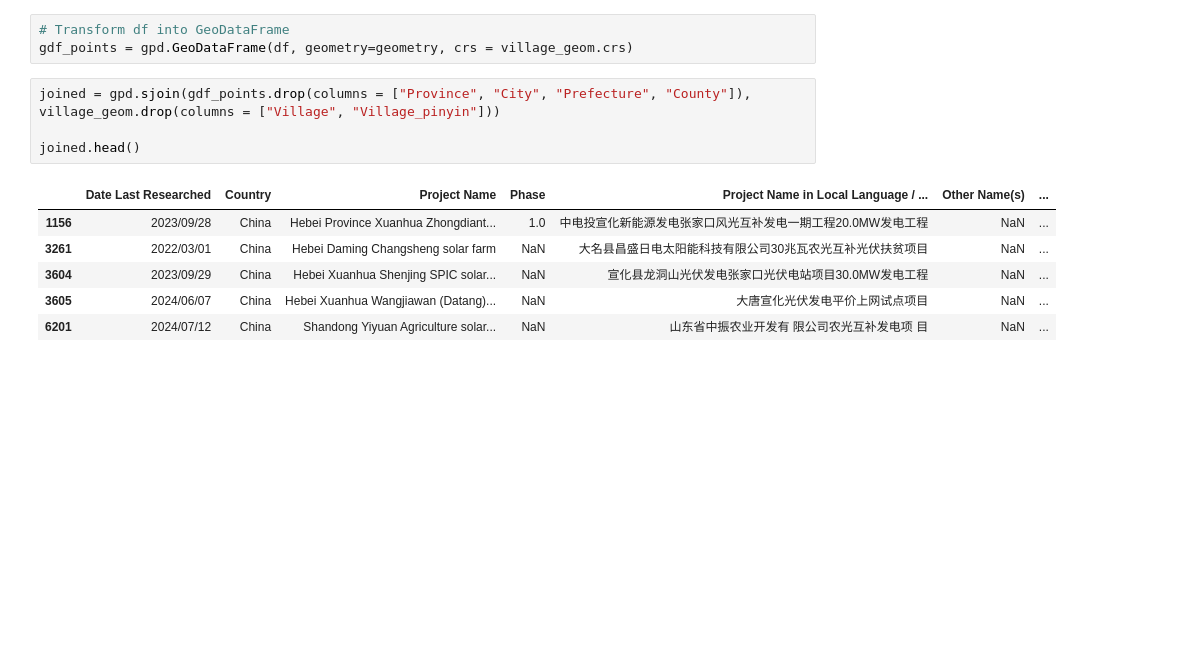
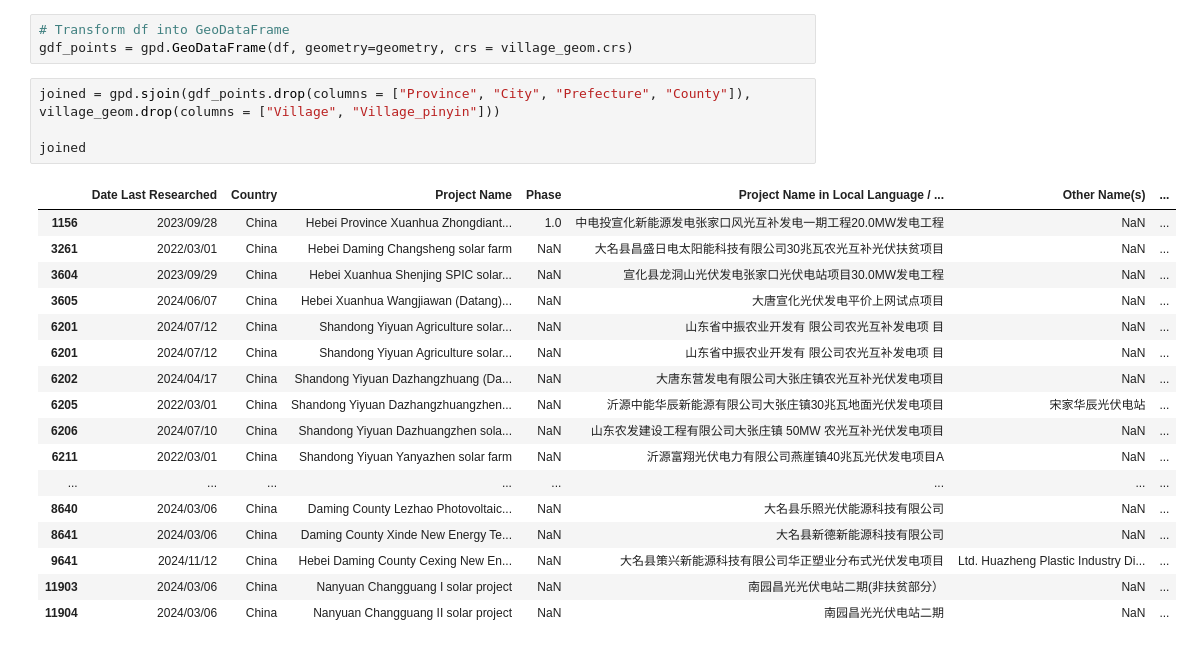
Before and after one commit to XinranHf/solar-data-china, a Jupyter notebook: scripts/data_preprocessing/GEM.ipynb, the cells around one changed output. Cells and saved outputs as stored; diff of their text form; blank space fills up the shorter version.

```diff
--- a/scripts/data_preprocessing/GEM.ipynb
+++ b/scripts/data_preprocessing/GEM.ipynb
@@ -396,11 +396,22 @@ gdf_points = gpd.GeoDataFrame(df, geometry=geometry, crs = village_geom.crs)
 # %%
 joined = gpd.sjoin(gdf_points.drop(columns = ["Province", "City", "Prefecture", "County"]), village_geom.drop(columns = ["Village", "Village_pinyin"]))
 
-joined.head()
+joined
 # %% [output]
 |  | Date Last Researched | Country | Project Name | Phase | Project Name in Local Language / ... | Other Name(s) | ... |
 | 1156 | 2023/09/28 | China | Hebei Province Xuanhua Zhongdiant... | 1.0 | 中电投宣化新能源发电张家口风光互补发电一期工程20.0MW发电工程 | NaN | ... |
 | 3261 | 2022/03/01 | China | Hebei Daming Changsheng solar farm | NaN | 大名县昌盛日电太阳能科技有限公司30兆瓦农光互补光伏扶贫项目 | NaN | ... |
 | 3604 | 2023/09/29 | China | Hebei Xuanhua Shenjing SPIC solar... | NaN | 宣化县龙洞山光伏发电张家口光伏电站项目30.0MW发电工程 | NaN | ... |
 | 3605 | 2024/06/07 | China | Hebei Xuanhua Wangjiawan (Datang)... | NaN | 大唐宣化光伏发电平价上网试点项目 | NaN | ... |
 | 6201 | 2024/07/12 | China | Shandong Yiyuan Agriculture solar... | NaN | 山东省中振农业开发有 限公司农光互补发电项 目 | NaN | ... |
+| 6201 | 2024/07/12 | China | Shandong Yiyuan Agriculture solar... | NaN | 山东省中振农业开发有 限公司农光互补发电项 目 | NaN | ... |
+| 6202 | 2024/04/17 | China | Shandong Yiyuan Dazhangzhuang (Da... | NaN | 大唐东营发电有限公司大张庄镇农光互补光伏发电项目 | NaN | ... |
+| 6205 | 2022/03/01 | China | Shandong Yiyuan Dazhangzhuangzhen... | NaN | 沂源中能华辰新能源有限公司大张庄镇30兆瓦地面光伏发电项目 | 宋家华辰光伏电站 | ... |
+| 6206 | 2024/07/10 | China | Shandong Yiyuan Dazhuangzhen sola... | NaN | 山东农发建设工程有限公司大张庄镇 50MW 农光互补光伏发电项目 | NaN | ... |
+| 6211 | 2022/03/01 | China | Shandong Yiyuan Yanyazhen solar farm | NaN | 沂源富翔光伏电力有限公司燕崖镇40兆瓦光伏发电项目A | NaN | ... |
+| ... | ... | ... | ... | ... | ... | ... | ... |
+| 8640 | 2024/03/06 | China | Daming County Lezhao Photovoltaic... | NaN | 大名县乐照光伏能源科技有限公司 | NaN | ... |
+| 8641 | 2024/03/06 | China | Daming County Xinde New Energy Te... | NaN | 大名县新德新能源科技有限公司 | NaN | ... |
+| 9641 | 2024/11/12 | China | Hebei Daming County Cexing New En... | NaN | 大名县策兴新能源科技有限公司华正塑业分布式光伏发电项目 | Ltd. Huazheng Plastic Industry Di... | ... |
+| 11903 | 2024/03/06 | China | Nanyuan Changguang I solar project | NaN | 南园昌光光伏电站二期(非扶贫部分） | NaN | ... |
+| 11904 | 2024/03/06 | China | Nanyuan Changguang II solar project | NaN | 南园昌光光伏电站二期 | NaN | ... |
```
Also changed, not shown: parts of 5 cells of this notebook, 3 other files.
